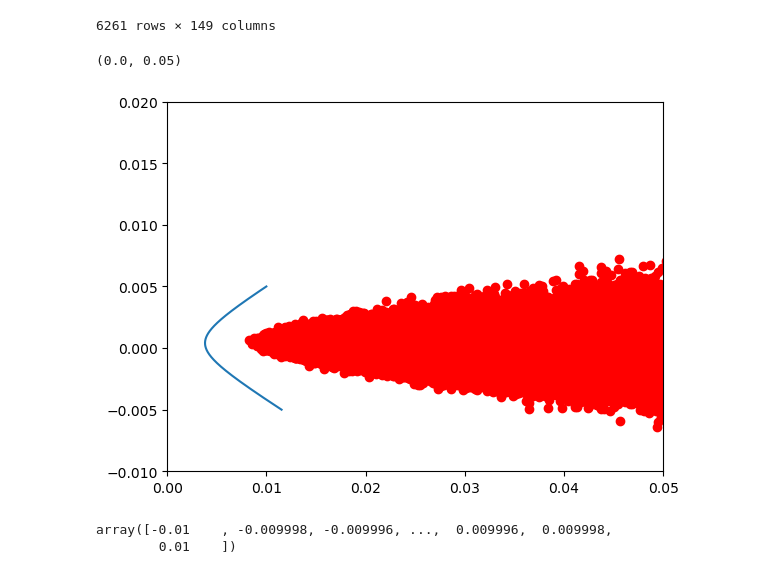
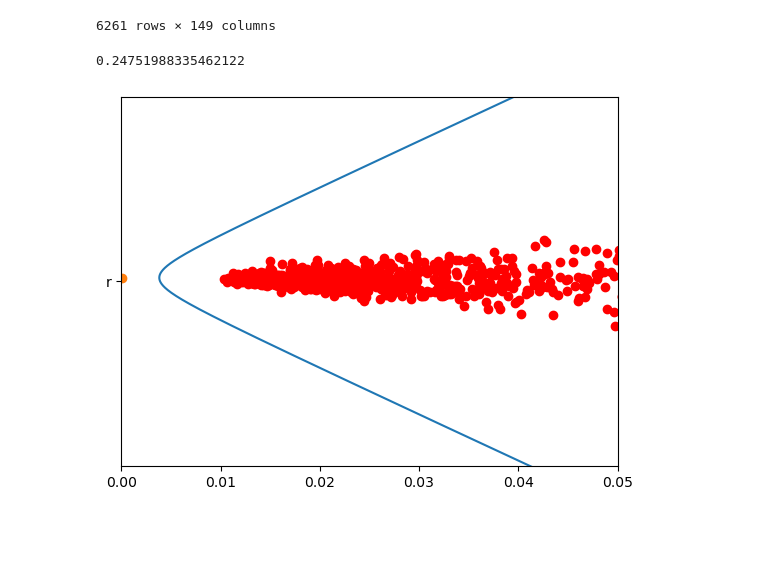
Before and after one commit to victoriawong1123/quant_asset, a Jupyter notebook: project_testing/qarm_self.ipynb, the cells around one changed output. Drawn from its saved outputs; the diff is of its cells as text; code cells hidden in the pictures; blank space fills up the shorter version.

```diff
--- a/project_testing/qarm_self.ipynb
+++ b/project_testing/qarm_self.ipynb
@@ -135,7 +135,7 @@ def get_weight(num_assets, size):
 
 # On the rows are each asset's weight in different portfolios,
 # columns are asset allocation of each portfolio
-random_weight = get_weight(np.shape(opt_simple)[1], 150000)
+random_weight = get_weight(np.shape(opt_simple)[1], 1000 )
 # %%
 def portfolio_return(asset_returns, port_weight):
     if np.shape(asset_returns)[1] != np.shape(port_weight)[0]:
@@ -169,29 +169,43 @@ annual_opt_vol = opt_sigma * np.sqrt(252)
 # %%
 mu = opt_simple.mean().values
 cov = opt_simple.cov().values
 
 A = np.ones(145).T @ np.linalg.inv(cov) @ mu
 B = mu.T @ np.linalg.inv(cov) @ mu
 C = np.ones(145).T @ np.linalg.inv(cov) @ np.ones(145)
 D = B * C - pow(A, 2)
 
-x = np.linspace(-0.005, 0.005, 10000)
+# global minimum variance portfolio
+gmvp = (np.linalg.inv(cov) @ np.ones(145)) / C
+gmvp_mu = A/C
+sigma = 1/C
+min_weight = 1 - np.ones(145) @ np.linalg.inv(cov) @ mu
+minport = np.linalg.inv(cov) @ np.ones(145) / (np.ones(145).T @ np.linalg.inv(cov) @ np.ones(145))
+
+# speculative portfolio
+spec = (np.linalg.inv(cov) @ mu) / (np.ones(145) @ np.linalg.inv(cov) @ mu)
+spec_weight = np.ones(145) @ np.linalg.inv(cov) @ mu
+
+# optimal portfolio
+opt_portfolio = min_weight * minport + spec_weight * spec
+optimal_mu = opt_portfolio @ mu
+optimal_variance = opt_portfolio.T @ cov @ opt_portfolio
+
+x = np.linspace(-0.2, 0.3, 10000)
 y = np.sqrt(C/D * pow(x - A/C, 2) + 1/C)
 
 ax = plt.gca()
 ax.plot(y.T, x)
+ax.plot(sigma, gmvp_mu, 'o')
 
 ran_mu = random_weight.T @ mu
 ran_sigma = portfolio_var(random_weight, opt_simple.cov())
 ax.plot(np.sqrt(ran_sigma), ran_mu, 'ro')
+ax.plot(optimal_variance, optimal_mu, 'o', 'r')
 
-ax.set_ylim(-0.01, 0.02)
+ax.set_ylim(-0.02, 0.02)
 ax.set_xlim(0, 0.05)
+optimal_mu
 # %% [output]
-(0.0, 0.05)
+0.24751988335462122
-[figure, old version]
+[figure, new version]
-# %%
-x
-# %% [output]
-array([-0.01    , -0.009998, -0.009996, ...,  0.009996,  0.009998,
-        0.01    ])
```
Also changed, not shown: parts of 21 cells of this notebook.
